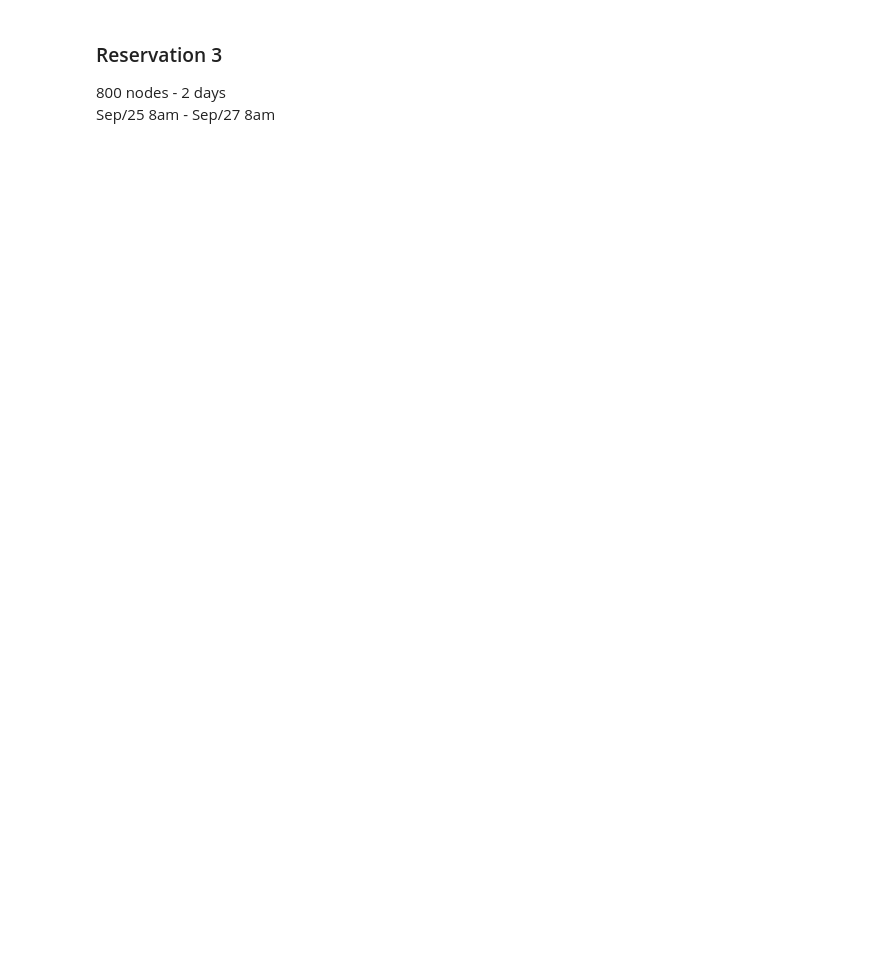
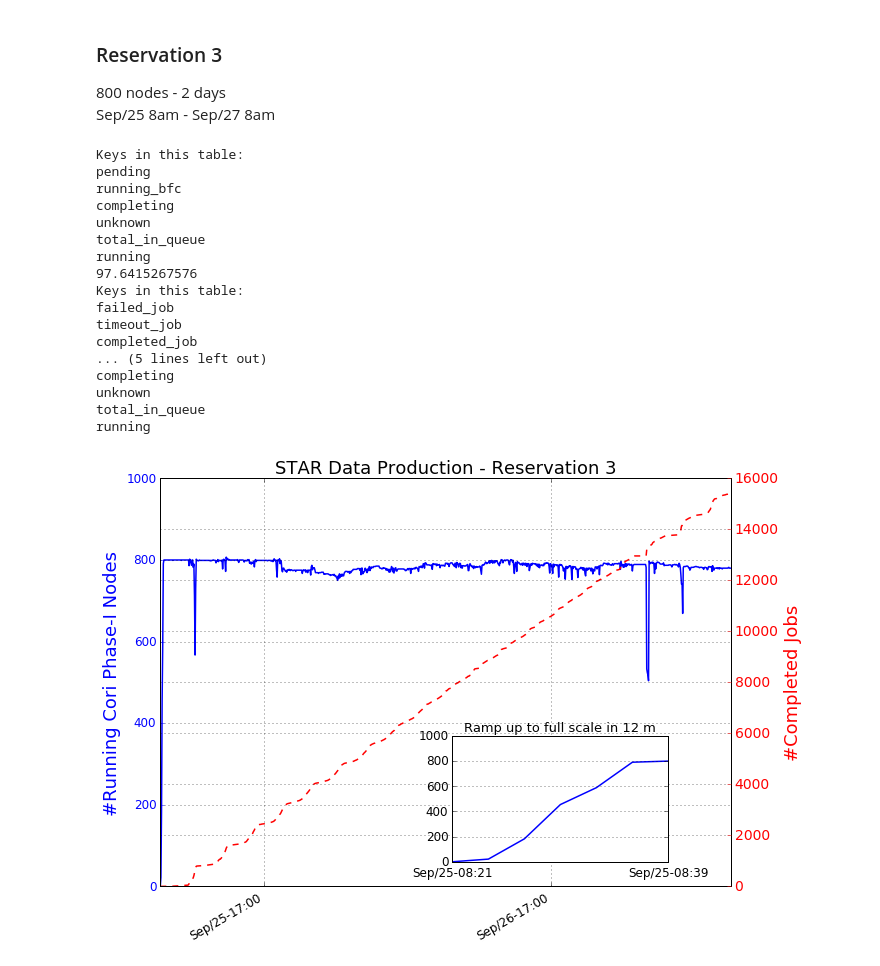
Before and after one commit to MustafaMustafa/star-cori, a Jupyter notebook: analysis/plot_reservation_stats.ipynb, the cells around one changed output. Cells and saved outputs as stored; diff of their text form; code cells hidden in the pictures; blank space fills up the shorter version.

```diff
--- a/analysis/plot_reservation_stats.ipynb
+++ b/analysis/plot_reservation_stats.ipynb
@@ -235,6 +256,80 @@ total_files_seen
 ### Reservation 3
 800 nodes - 2 days
 Sep/25 8am - Sep/27 8am
+# %%
+start_dt = datetime.datetime(2017, 9, 25, 8, 20, 0, 0)
+#end_dt = datetime.datetime.now()
+end_dt = datetime.datetime(2017, 9, 27, 8, 0, 0, 0)
+#end_dt = datetime.datetime(2017, 9, 25, 8, 40, 0, 0)
+
+job_stats_res2 = get_stats(jobs_validator_coll, table='stats', start_date=start_dt, end_date=end_dt)
+
+tot = [sum(x) for x in zip(job_stats_res2[1]['completing'], job_stats_res2[1]['running'], job_stats_res2[1]['unknown'])]
+
+fig, ax1 = plt.subplots(figsize=(10,7))
+draw(ax, job_stats_res2[0], tot, label='Running cores')
+ax1.tick_params('y', colors='b', labelsize=label_fontsize)
+ax1.tick_params('x', labelsize=label_fontsize)
+
+efficiency = 100*np.mean(job_stats_res2[1]['running'])/800.
+efficiency = 100*np.mean(tot)/800.
+print(efficiency)
+
+plt.ylim(0,1000)
+plt.ylabel('#Running Cori Phase-I Nodes', fontsize=axis_fontsize, color='b')
+plt.title('STAR Data Production - Reservation 3', fontsize=title_fontsize)
+#plt.legend(loc=3, fontsize=legend_fontsize)
+
+#----------------
+
+job_accum_stats = get_stats(jobs_validator_coll, table='accum_stats', start_date=start_dt, end_date=end_dt)
+
+job_accum_stats[1]['completed_muDst'] = [x - job_accum_stats[1]['completed_muDst'][0] for x in job_accum_stats[1]['completed_muDst']]
+
+ax2 = ax1.twinx()
+draw(ax2, job_accum_stats[0], job_accum_stats[1]['completed_muDst'], label='Completed', fmt='--', c='r')
+
+plt.ylabel('#Completed Jobs', fontsize=axis_fontsize, color='r');
+ax2.tick_params('y', colors='r', labelsize=label_fontsize)
+
+#------------------------------
+left, bottom, width, height = [0.5, 0.18, 0.3, 0.25]
+ax3 = fig.add_axes([left, bottom, width, height])
+
+
+end_dt = datetime.datetime(2017, 9, 25, 8, 40, 0, 0)
+
+job_stats_res2 = get_stats(jobs_validator_coll, table='stats', start_date=start_dt, end_date=end_dt)
+
+tot = [sum(x) for x in zip(job_stats_res2[1]['completing'], job_stats_res2[1]['running'], job_stats_res2[1]['unknown'])]
+
+draw(ax3, job_stats_res2[0], tot, label='Running cores')
+ax1.tick_params('y', colors='b', labelsize=label_fontsize-2)
+ax1.tick_params('x', labelsize=label_fontsize-2)
+plt.title('Ramp up to full scale in 12 m', fontsize=title_fontsize-5)
+plt.ylim(0,1000)
+
+fig.tight_layout()
+plt.savefig('res3_stats.png')
+# %% [output]
+Keys in this table:
+pending
+running_bfc
+completing
+unknown
+total_in_queue
+running
+97.6415267576
+Keys in this table:
+failed_job
+timeout_job
+completed_job
+... (5 lines left out)
+completing
+unknown
+total_in_queue
+running
+[figure, added]
 # %%
 start_dt = datetime.datetime(2017, 9, 25, 8, 20, 0, 0)
 #end_dt = datetime.datetime.now()
```
Also changed, not shown: parts of 13 cells of this notebook.
